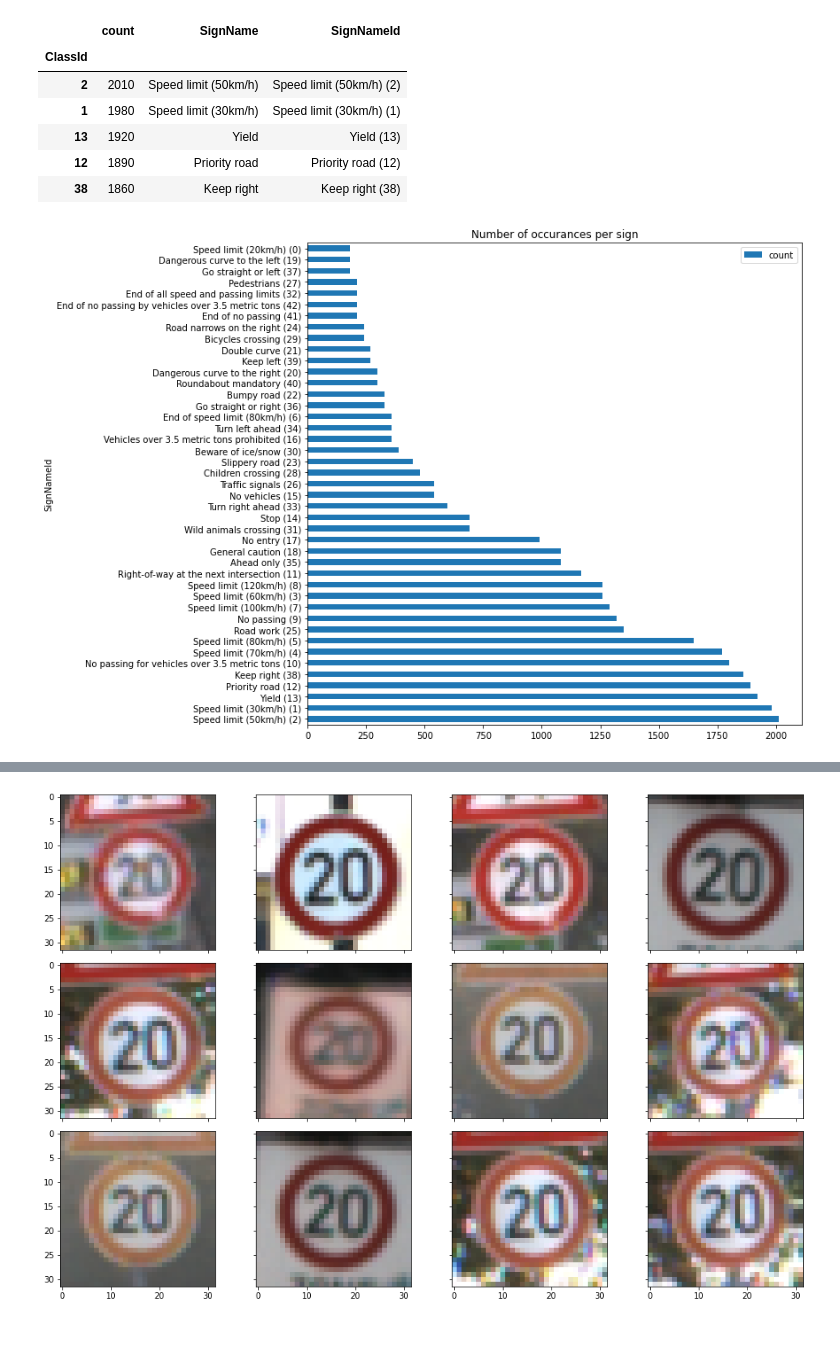
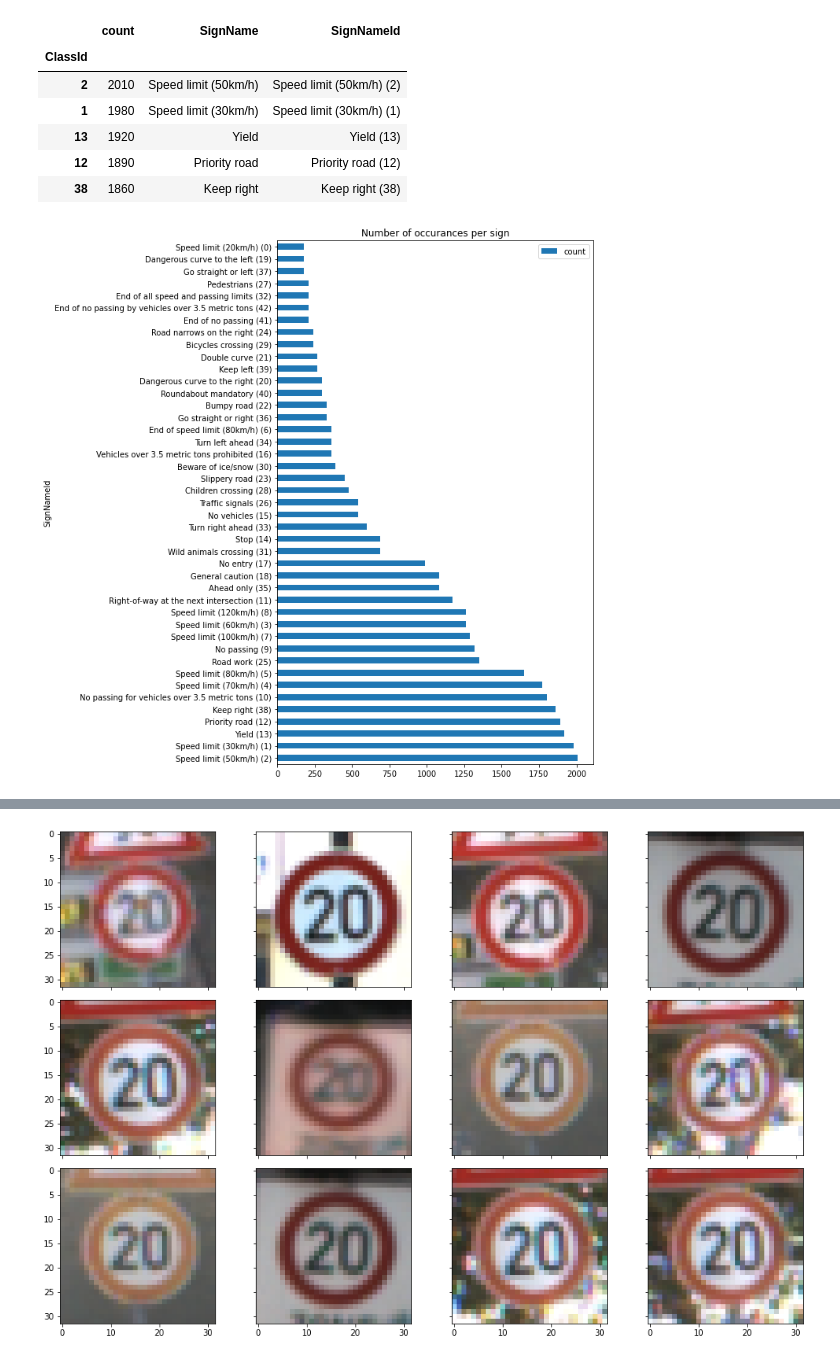
Before and after one commit to jvanlier/self-driving-car-engineer, a Jupyter notebook: Project3_Traffic_Sign_Classifier/Traffic_Sign_Classifier.ipynb, the cells around one changed output, grey strips where cells are left out. Cells and saved outputs as stored; diff of their text form; code cells hidden in the pictures; blank space fills up the shorter version.

```diff
--- a/Project3_Traffic_Sign_Classifier/Traffic_Sign_Classifier.ipynb
+++ b/Project3_Traffic_Sign_Classifier/Traffic_Sign_Classifier.ipynb
@@ -147,6 +147,7 @@ sign_df.head()
 # %%
 sign_df.plot(kind="barh", x="SignNameId", figsize=(10, 10))
 plt.title("Number of occurances per sign")
-plt.savefig("examples/sign-distribution.png")
+plt.tight_layout()
+plt.savefig("examples/sign-distribution.png", bbox_inches="tight")
 # %% [output]
-[figure, old version]
+[figure, new version]
```
Also changed, not shown: parts of 6 cells of this notebook, 2 other files.
